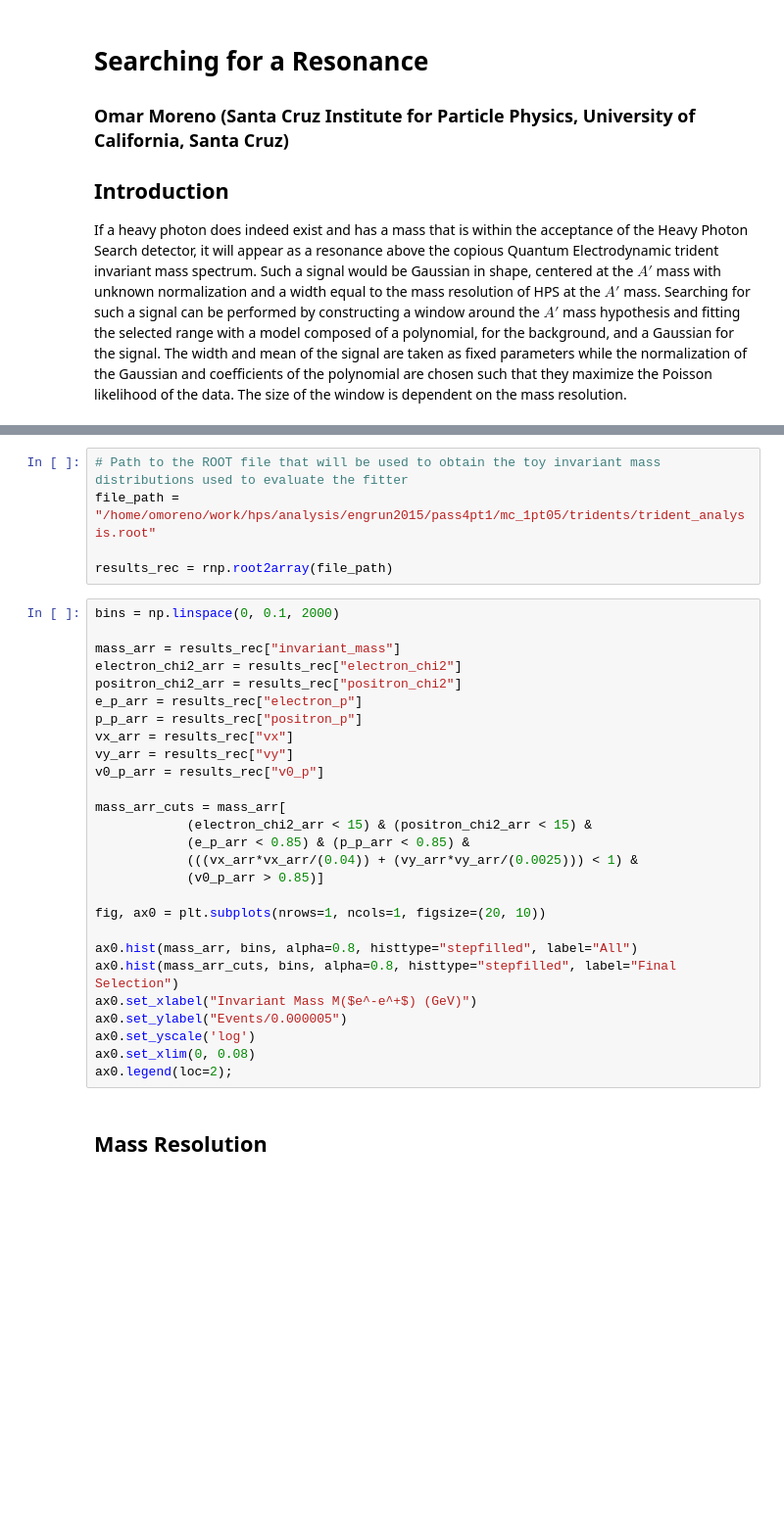
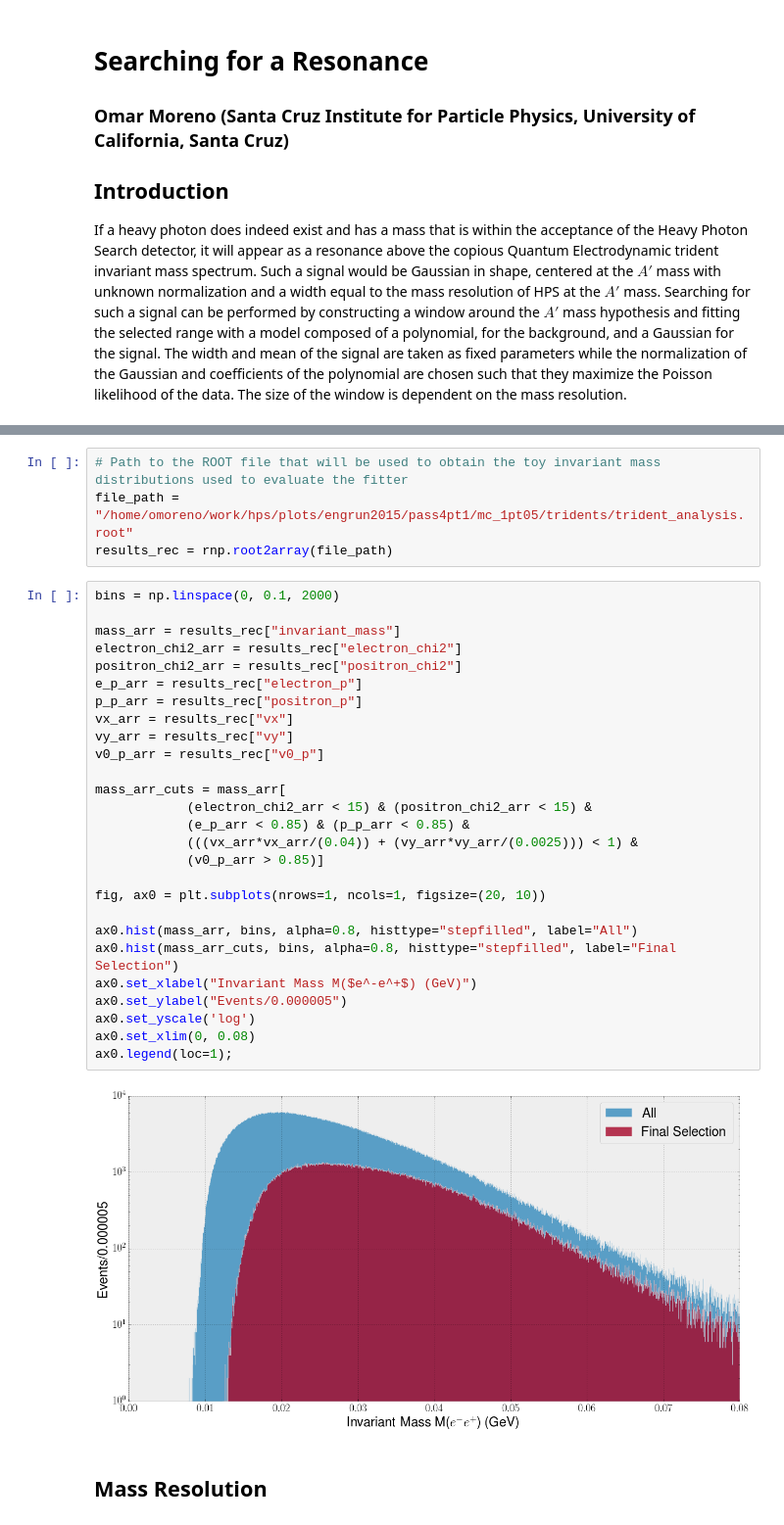
Before and after one commit to omar-moreno/hps-notebooks, a Jupyter notebook: bump_hunt/bump_hunt.ipynb, the cells around one changed output, grey strips where cells are left out. Shown at 98% size. Drawn from its saved outputs; the diff is of its cells as text; blank space fills up the shorter version.

```diff
--- a/bump_hunt/bump_hunt.ipynb
+++ b/bump_hunt/bump_hunt.ipynb
@@ -24,35 +36,36 @@ matplotlib.rcParams.update({'font.size' : 20})
 # %%
 # Path to the ROOT file that will be used to obtain the toy invariant mass distributions used to evaluate the fitter
-file_path = "/home/omoreno/work/hps/analysis/engrun2015/pass4pt1/mc_1pt05/tridents/trident_analysis.root"
-
+file_path = "/home/omoreno/work/hps/plots/engrun2015/pass4pt1/mc_1pt05/tridents/trident_analysis.root"
 results_rec = rnp.root2array(file_path)
 # %%
 bins = np.linspace(0, 0.1, 2000)
 
 mass_arr = results_rec["invariant_mass"]
 electron_chi2_arr = results_rec["electron_chi2"]
 positron_chi2_arr = results_rec["positron_chi2"]
 e_p_arr = results_rec["electron_p"]
 p_p_arr = results_rec["positron_p"]
 vx_arr = results_rec["vx"]
 vy_arr = results_rec["vy"]
 v0_p_arr = results_rec["v0_p"]
 
 mass_arr_cuts = mass_arr[
             (electron_chi2_arr < 15) & (positron_chi2_arr < 15) &
             (e_p_arr < 0.85) & (p_p_arr < 0.85) &
             (((vx_arr*vx_arr/(0.04)) + (vy_arr*vy_arr/(0.0025))) < 1) &
             (v0_p_arr > 0.85)]
 
 fig, ax0 = plt.subplots(nrows=1, ncols=1, figsize=(20, 10))
 
 ax0.hist(mass_arr, bins, alpha=0.8, histtype="stepfilled", label="All")
 ax0.hist(mass_arr_cuts, bins, alpha=0.8, histtype="stepfilled", label="Final Selection")
 ax0.set_xlabel("Invariant Mass M($e^-e^+$) (GeV)")
 ax0.set_ylabel("Events/0.000005")
 ax0.set_yscale('log')
 ax0.set_xlim(0, 0.08)
-ax0.legend(loc=2);
+ax0.legend(loc=1);
+# %% [output]
+[figure, added]
 # %% [markdown]
 ## Mass Resolution
 # %%
```
Also changed, not shown: parts of 12 cells of this notebook, 1 other file.
